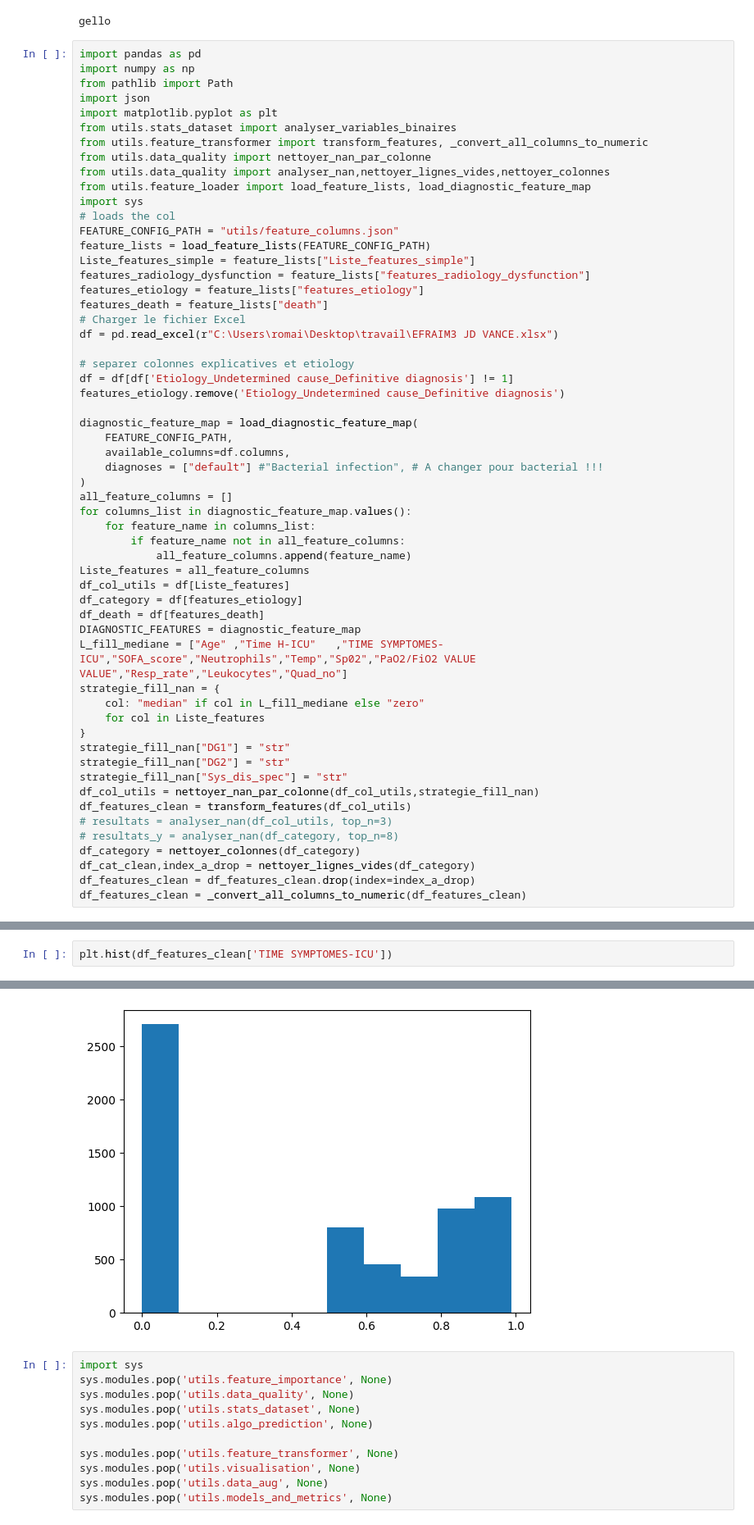
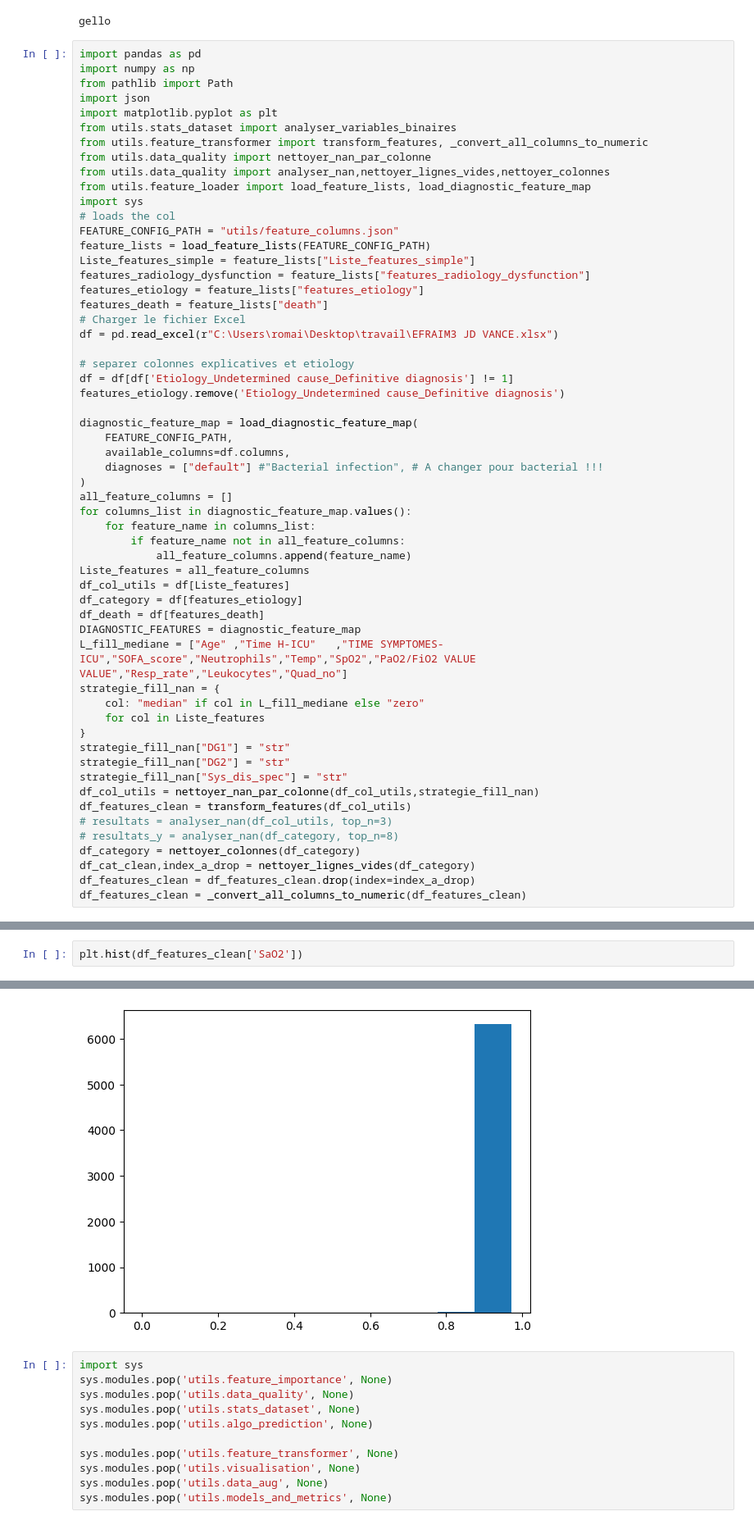
Before and after one commit to Romain-Forte/respiratory_diagnostics, a Jupyter notebook: dev_algo.ipynb, the cells around one changed output, grey strips where cells are left out. Shown at 82% size. Saved outputs shown, nothing was run; the diff lists cells and outputs as text.

```diff
--- a/dev_algo.ipynb
+++ b/dev_algo.ipynb
@@ -43,7 +43,7 @@ df_col_utils = df[Liste_features]
 df_category = df[features_etiology]
 df_death = df[features_death]
 DIAGNOSTIC_FEATURES = diagnostic_feature_map
-L_fill_mediane = ["Age"	,"Time H-ICU"	,"TIME SYMPTOMES-ICU","SOFA_score","Neutrophils","Temp","Sp02","PaO2/FiO2 VALUE VALUE","Resp_rate","Leukocytes","Quad_no"]
+L_fill_mediane = ["Age"	,"Time H-ICU"	,"TIME SYMPTOMES-ICU","SOFA_score","Neutrophils","Temp","SpO2","PaO2/FiO2 VALUE VALUE","Resp_rate","Leukocytes","Quad_no"]
 strategie_fill_nan = {
     col: "median" if col in L_fill_mediane else "zero"
     for col in Liste_features
@@ -79,3 +100,3 @@ Nombre de lignes totalement vides : 3055
 # %%
-plt.hist(df_features_clean['TIME SYMPTOMES-ICU'])
+plt.hist(df_features_clean['SaO2'])
 # %% [output]
@@ -87,5 +108,5 @@ plt.hist(df_features_clean['TIME SYMPTOMES-ICU'])
  <BarContainer object of 10 artists>)
-[figure, old version]
+[figure, new version]
 # %%
 import sys
 sys.modules.pop('utils.feature_importance', None)
```
Also changed, not shown: parts of 3 cells of this notebook, 7 other files.
